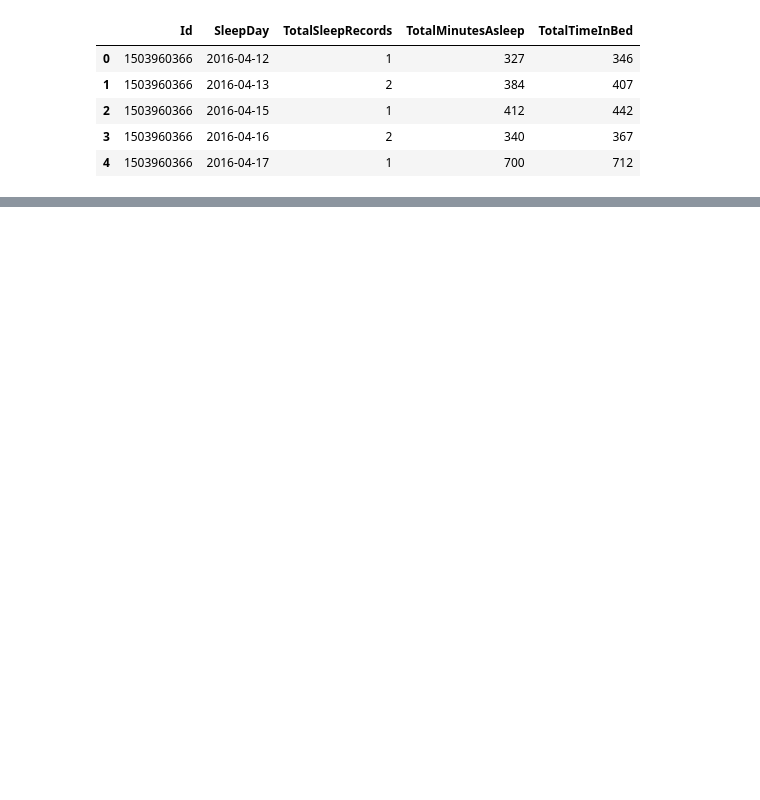
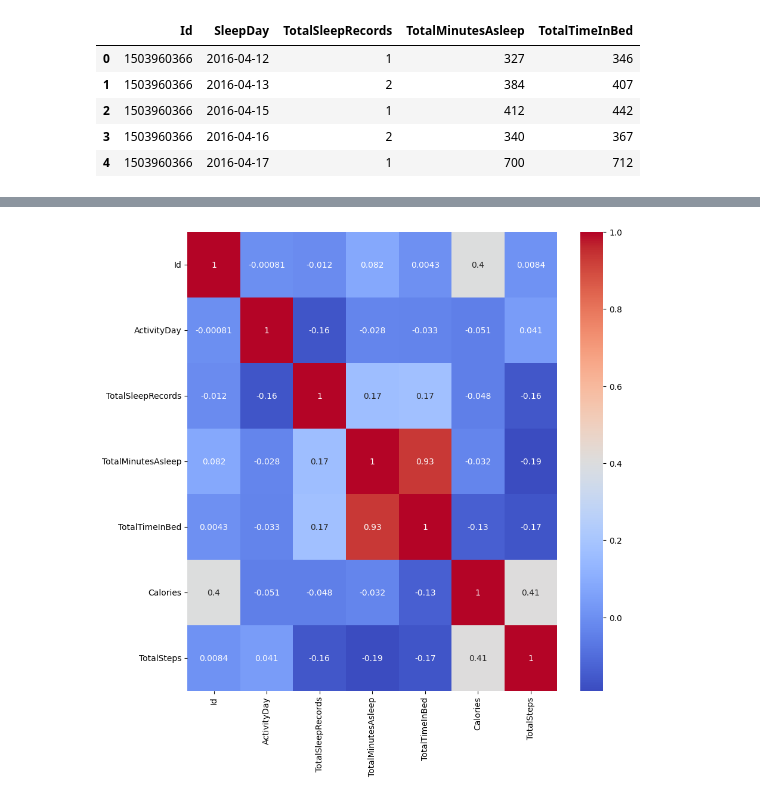
Before and after one commit to RogerDuran808/AI-Health-Assistant, a Jupyter notebook: Machine-Learning/FITBIT_Fitness_Tracker.ipynb, the cells around one changed output, grey strips where cells are left out. Drawn from its saved outputs; the diff is of its cells as text; code cells hidden in the pictures; blank space fills up the shorter version.

Commit message:
Analisis de Correlació i merge de les dades

```diff
--- a/Machine-Learning/FITBIT_Fitness_Tracker.ipynb
+++ b/Machine-Learning/FITBIT_Fitness_Tracker.ipynb
@@ -365,0 +379,15 @@ df_sleep=df_sleep.rename(columns = {'SleepDay':'ActivityDay'})
+# %%
+#Fem un merge de tots els datasets a partir de activityday i id
+merge_sleep_calories_pasos=pd.merge(df_sleep, merge_calories_pasos, on=['Id', 'ActivityDay'], how='inner')
+
+display(merge_sleep_calories_pasos.head())
+#canviem el nom de steptotal a totalsteps
+merge_sleep_calories_pasos=merge_sleep_calories_pasos.rename(columns = {'StepTotal':'TotalSteps'})
+merge_sleep_calories_pasos.head()
+
+#correlation
+correlation = merge_sleep_calories_pasos.corr()
+plt.figure(figsize=(10,10))
+sns.heatmap(correlation, annot=True, cmap='coolwarm')
+plt.show()
+# %% [output]
@@ -365,0 +400 @@ df_sleep=df_sleep.rename(columns = {'SleepDay':'ActivityDay'})
+[figure, added]
```
Also changed, not shown: parts of 15 cells of this notebook.
